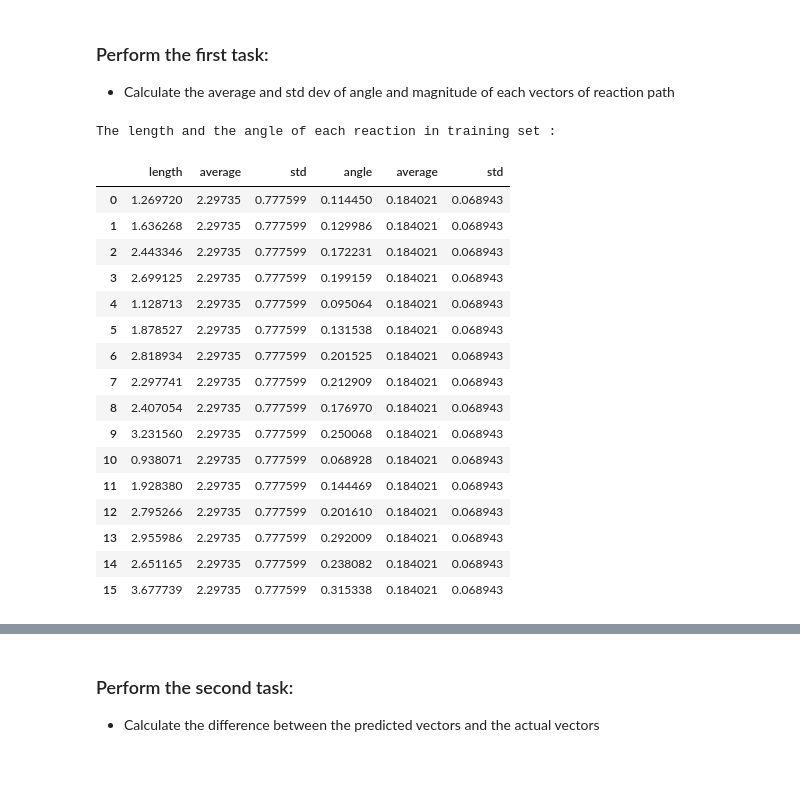
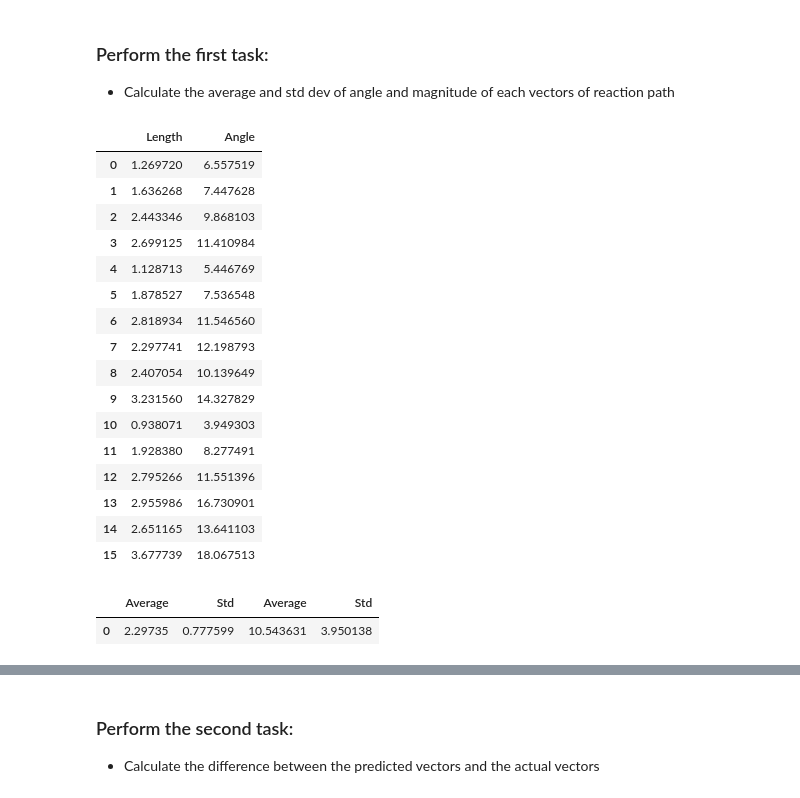
Before and after one commit to UWDIRECT-2019/DarKnight, a Jupyter notebook: darknight/simple_reactions/Avg_rxn_vec_Alcohol_Dehydration.ipynb, the cells around one changed output, grey strips where cells are left out. Saved outputs shown, nothing was run; the diff lists cells and outputs as text; code cells hidden in the pictures; blank space fills up the shorter version.

```diff
--- a/darknight/simple_reactions/Avg_rxn_vec_Alcohol_Dehydration.ipynb
+++ b/darknight/simple_reactions/Avg_rxn_vec_Alcohol_Dehydration.ipynb
@@ -253,28 +244,32 @@ for num in a1:
 
 # Calculate the std angle of the Alcohol Dehydration reaction path
 std2 = statistics.stdev(a1)
-# %%
-df1 = {'d1':d1, 'average1':average1, 'std1':std1, 'a1':a1, 'average2':average2, 'std2':std2}
-df1 = pd.DataFrame(df1)
-df1.columns = ['length', 'average', 'std', 'angle', 'average', 'std']
-print('The length and the angle of each reaction in training set :')
-df1
-# %% [output]
-The length and the angle of each reaction in training set :
-|  | length | average | std | angle | average | std |
-| 0 | 1.269720 | 2.29735 | 0.777599 | 0.114450 | 0.184021 | 0.068943 |
-| 1 | 1.636268 | 2.29735 | 0.777599 | 0.129986 | 0.184021 | 0.068943 |
-| 2 | 2.443346 | 2.29735 | 0.777599 | 0.172231 | 0.184021 | 0.068943 |
-| 3 | 2.699125 | 2.29735 | 0.777599 | 0.199159 | 0.184021 | 0.068943 |
-| 4 | 1.128713 | 2.29735 | 0.777599 | 0.095064 | 0.184021 | 0.068943 |
-| 5 | 1.878527 | 2.29735 | 0.777599 | 0.131538 | 0.184021 | 0.068943 |
-| 6 | 2.818934 | 2.29735 | 0.777599 | 0.201525 | 0.184021 | 0.068943 |
-| 7 | 2.297741 | 2.29735 | 0.777599 | 0.212909 | 0.184021 | 0.068943 |
-| 8 | 2.407054 | 2.29735 | 0.777599 | 0.176970 | 0.184021 | 0.068943 |
-| 9 | 3.231560 | 2.29735 | 0.777599 | 0.250068 | 0.184021 | 0.068943 |
-| 10 | 0.938071 | 2.29735 | 0.777599 | 0.068928 | 0.184021 | 0.068943 |
-| 11 | 1.928380 | 2.29735 | 0.777599 | 0.144469 | 0.184021 | 0.068943 |
-| 12 | 2.795266 | 2.29735 | 0.777599 | 0.201610 | 0.184021 | 0.068943 |
-| 13 | 2.955986 | 2.29735 | 0.777599 | 0.292009 | 0.184021 | 0.068943 |
-| 14 | 2.651165 | 2.29735 | 0.777599 | 0.238082 | 0.184021 | 0.068943 |
-| 15 | 3.677739 | 2.29735 | 0.777599 | 0.315338 | 0.184021 | 0.068943 |
+# %%
+# Put the length and angle into dataframe
+df1 = {'d1':d1,'a1':a1}
+df2 = {'average1':average1, 'std1':std1, 'average2':average2, 'std2':std2}
+df1 = pd.DataFrame(df1)
+df2 = pd.DataFrame(df2, index = [0])
+df1.columns = ['Length', 'Angle']
+df2.columns = ['Average', 'Std', 'Average', 'Std']
+display_html(df1._repr_html_()+df2._repr_html_(), raw=True)
+# %% [output]
+|  | Length | Angle |
+| 0 | 1.269720 | 6.557519 |
+| 1 | 1.636268 | 7.447628 |
+| 2 | 2.443346 | 9.868103 |
+| 3 | 2.699125 | 11.410984 |
+| 4 | 1.128713 | 5.446769 |
+| 5 | 1.878527 | 7.536548 |
+| 6 | 2.818934 | 11.546560 |
+| 7 | 2.297741 | 12.198793 |
+| 8 | 2.407054 | 10.139649 |
+| 9 | 3.231560 | 14.327829 |
+| 10 | 0.938071 | 3.949303 |
+| 11 | 1.928380 | 8.277491 |
+| 12 | 2.795266 | 11.551396 |
+| 13 | 2.955986 | 16.730901 |
+| 14 | 2.651165 | 13.641103 |
+| 15 | 3.677739 | 18.067513 |
+|  | Average | Std | Average | Std |
+| 0 | 2.29735 | 0.777599 | 10.543631 | 3.950138 |
```
Also changed, not shown: parts of 10 cells of this notebook.
